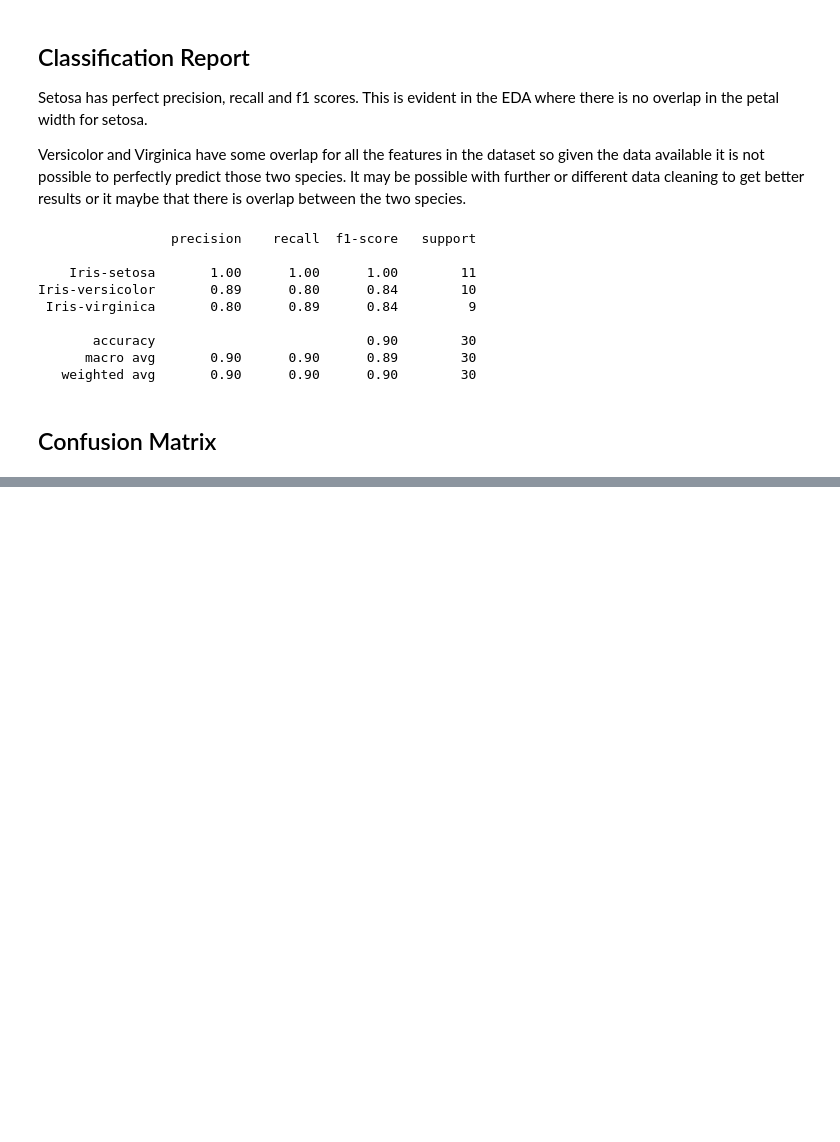
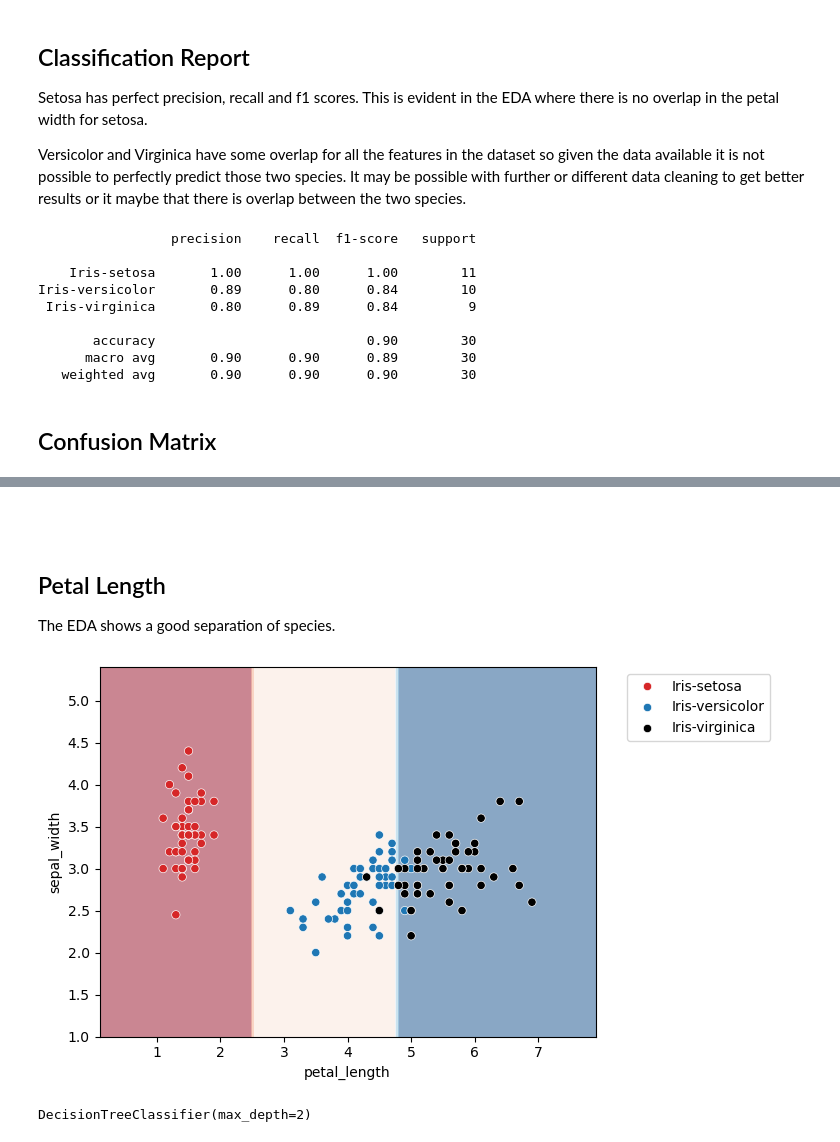
Before and after one commit to dataville/iris_dataset, a Jupyter notebook: decision_tree.ipynb, the cells around one changed output, grey strips where cells are left out. Cells and saved outputs as stored; diff of their text form; code cells hidden in the pictures; blank space fills up the shorter version.

Commit message:
tested to see if petal length is a better predictor than petal width

```diff
--- a/decision_tree.ipynb
+++ b/decision_tree.ipynb
@@ -205 +204,21 @@ cmd.plot();
 [figure]
+# %% [markdown]
+##
+# %% [markdown]
+## Petal Length
+The EDA shows a good separation of species.
+# %%
+# From the EDA, the combination of petal length and sepal width had a good separation while not being overly correlated.
+data_clf_columns = ['petal_length',  'sepal_width']
+target_clf_column = 'species'
+# The max depth values to test.
+param_grid = {'max_depth': np.arange(2, 10, 1)}
+clf = GridSearchCV(DecisionTreeClassifier(), param_grid=param_grid)
+fit_and_plot_classification( clf, iris_df, data_clf_columns, target_clf_column )
+# %% [output]
+[figure, added]
+# %%
+model = clf.best_estimator_
+model
+# %% [output]
+DecisionTreeClassifier(max_depth=2)
```
Also changed, not shown: parts of 8 cells of this notebook.
